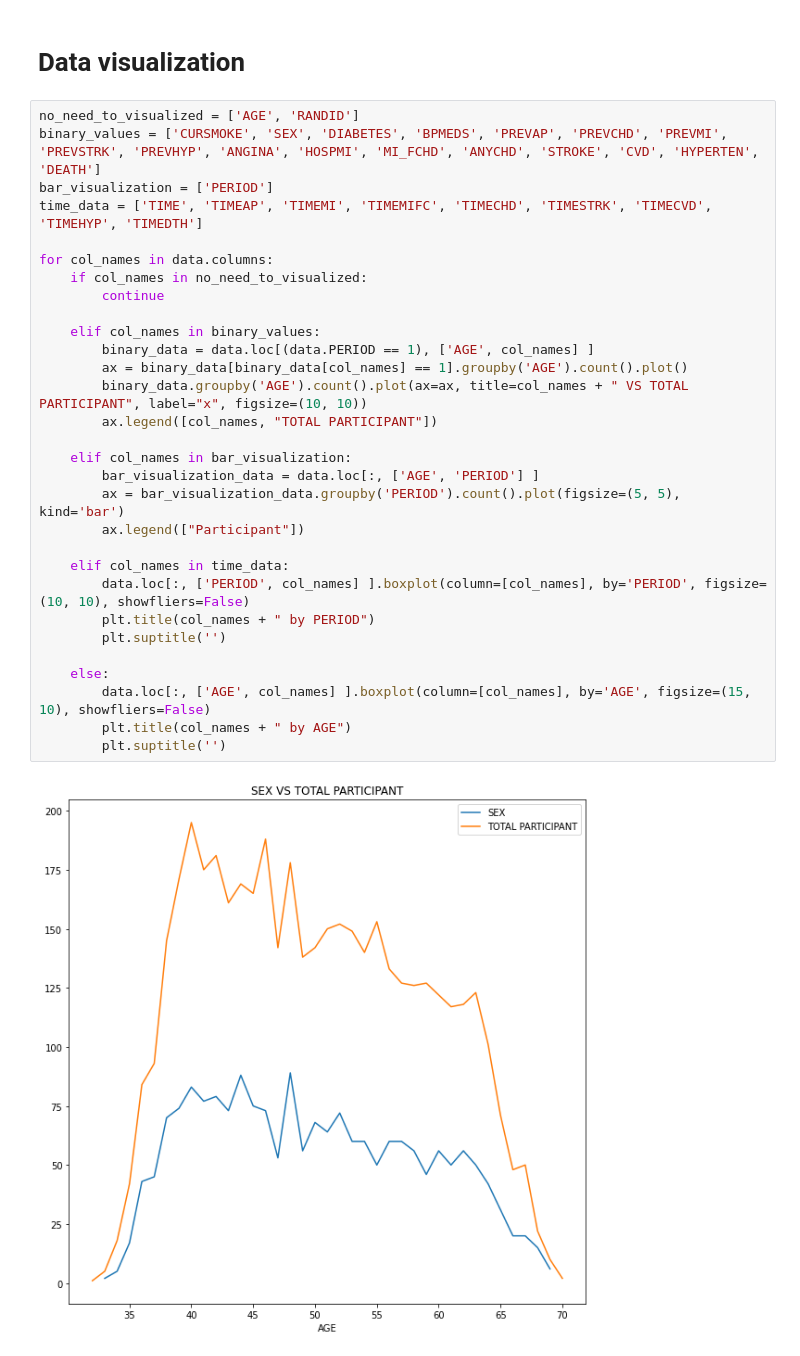
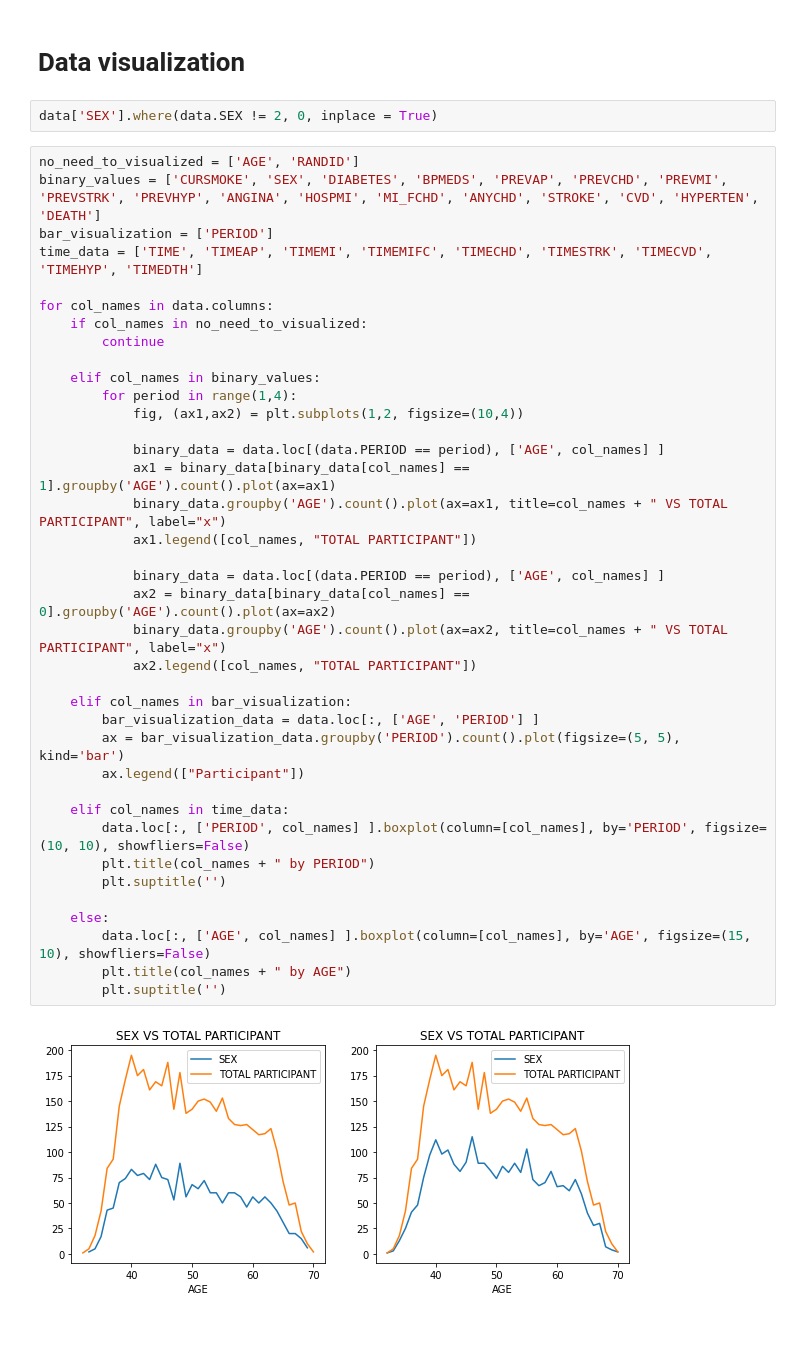
Before and after one commit to ninous-dev/heart-prediction, a Jupyter notebook: Data_analysis.ipynb, the cells around one changed output. Cells and saved outputs as stored; diff of their text form; blank space fills up the shorter version.

```diff
--- a/Data_analysis.ipynb
+++ b/Data_analysis.ipynb
@@ -119,35 +119,45 @@ woman_period_3.describe().loc[:, woman_period_3.columns != 'SEX']
 8 rows × 37 columns
 # %% [markdown]
 # Data visualization
+# %%
+data['SEX'].where(data.SEX != 2, 0, inplace = True)
 # %%
 no_need_to_visualized = ['AGE', 'RANDID']
 binary_values = ['CURSMOKE', 'SEX', 'DIABETES', 'BPMEDS', 'PREVAP', 'PREVCHD', 'PREVMI', 'PREVSTRK', 'PREVHYP', 'ANGINA', 'HOSPMI', 'MI_FCHD', 'ANYCHD', 'STROKE', 'CVD', 'HYPERTEN', 'DEATH']
 bar_visualization = ['PERIOD']
 time_data = ['TIME', 'TIMEAP', 'TIMEMI', 'TIMEMIFC', 'TIMECHD', 'TIMESTRK', 'TIMECVD', 'TIMEHYP', 'TIMEDTH']
 
 for col_names in data.columns:
     if col_names in no_need_to_visualized:
         continue
 
     elif col_names in binary_values:
-        binary_data = data.loc[(data.PERIOD == 1), ['AGE', col_names] ]
-        ax = binary_data[binary_data[col_names] == 1].groupby('AGE').count().plot()
-        binary_data.groupby('AGE').count().plot(ax=ax, title=col_names + " VS TOTAL PARTICIPANT", label="x", figsize=(10, 10))
-        ax.legend([col_names, "TOTAL PARTICIPANT"])
+        for period in range(1,4):
+            fig, (ax1,ax2) = plt.subplots(1,2, figsize=(10,4))
+
+            binary_data = data.loc[(data.PERIOD == period), ['AGE', col_names] ]
+            ax1 = binary_data[binary_data[col_names] == 1].groupby('AGE').count().plot(ax=ax1)
+            binary_data.groupby('AGE').count().plot(ax=ax1, title=col_names + " VS TOTAL PARTICIPANT", label="x")
+            ax1.legend([col_names, "TOTAL PARTICIPANT"])
+
+            binary_data = data.loc[(data.PERIOD == period), ['AGE', col_names] ]
+            ax2 = binary_data[binary_data[col_names] == 0].groupby('AGE').count().plot(ax=ax2)
+            binary_data.groupby('AGE').count().plot(ax=ax2, title=col_names + " VS TOTAL PARTICIPANT", label="x")
+            ax2.legend([col_names, "TOTAL PARTICIPANT"])
 
     elif col_names in bar_visualization:
         bar_visualization_data = data.loc[:, ['AGE', 'PERIOD'] ]
         ax = bar_visualization_data.groupby('PERIOD').count().plot(figsize=(5, 5), kind='bar')
         ax.legend(["Participant"])
 
     elif col_names in time_data:
         data.loc[:, ['PERIOD', col_names] ].boxplot(column=[col_names], by='PERIOD', figsize=(10, 10), showfliers=False)
         plt.title(col_names + " by PERIOD")
         plt.suptitle('')
 
     else:
         data.loc[:, ['AGE', col_names] ].boxplot(column=[col_names], by='AGE', figsize=(15, 10), showfliers=False)
         plt.title(col_names + " by AGE")
         plt.suptitle('')
 # %% [output]
-[figure, old version]
+[figure, new version]
```
Also changed, not shown: parts of 1 cell of this notebook.
